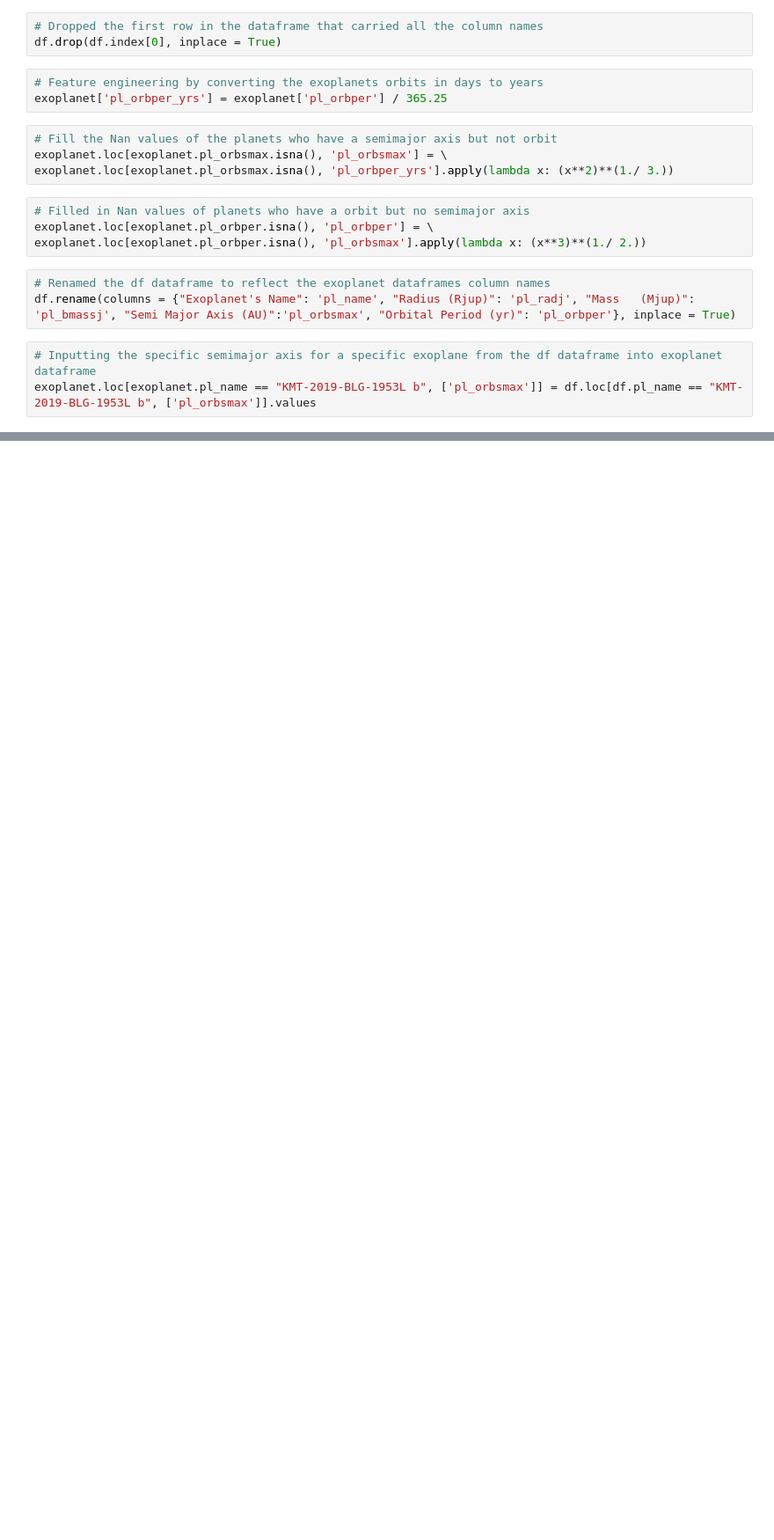
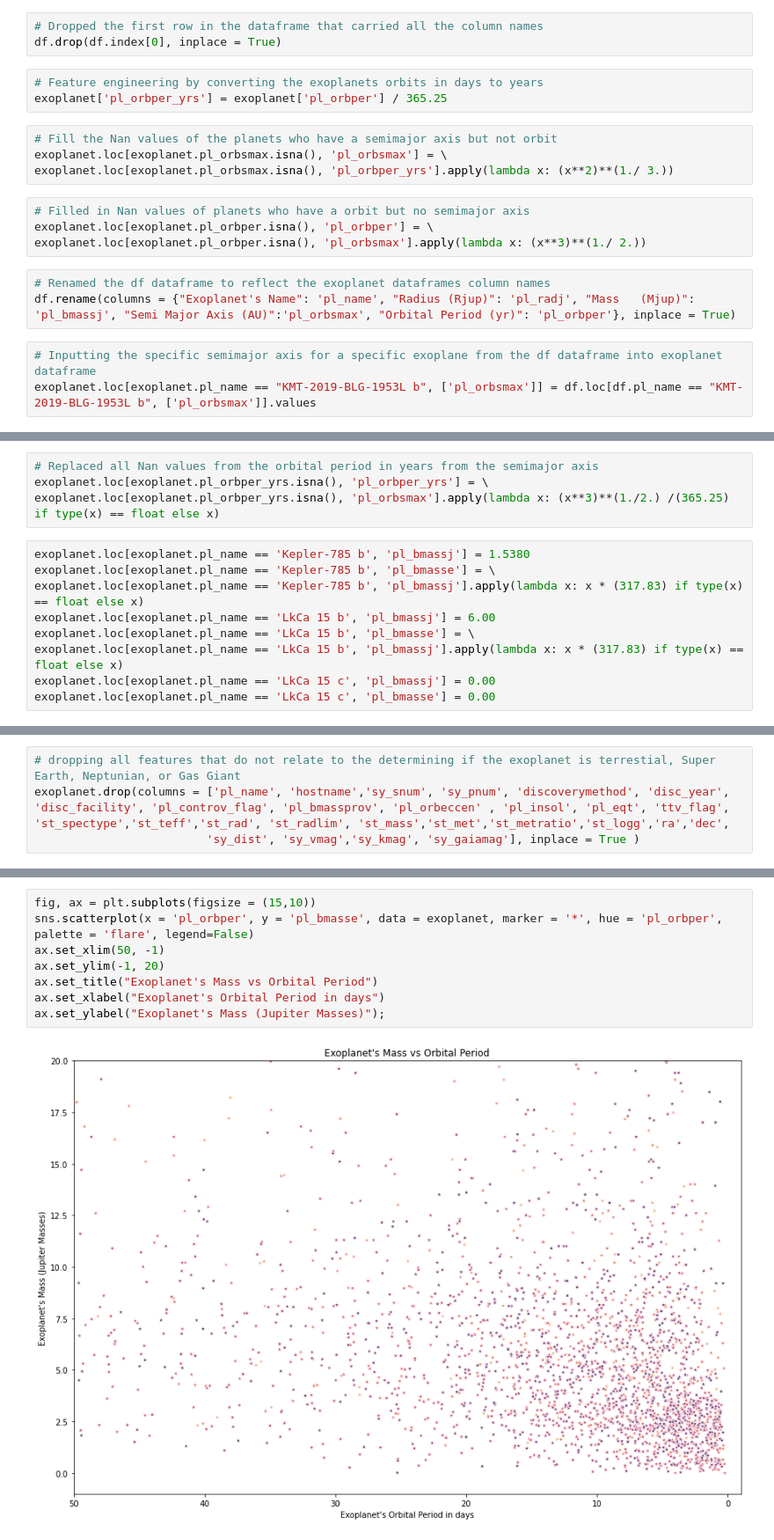
Before and after one commit to Astroraf/habitable_zone, a Jupyter notebook: notes:data/notebooks/Types_Planets.ipynb, the cells around one changed output, grey strips where cells are left out. Shown: that part at 88% size. Cells and saved outputs as stored; diff of their text form; blank space fills up the shorter version.

```diff
--- a/notes:data/notebooks/Types_Planets.ipynb
+++ b/notes:data/notebooks/Types_Planets.ipynb
@@ -220,0 +142,13 @@ dtype: int64
+# %%
+# Replaced all Nan values from the orbital period in years from the semimajor axis
+exoplanet.loc[exoplanet.pl_orbper_yrs.isna(), 'pl_orbper_yrs'] = \
+exoplanet.loc[exoplanet.pl_orbper_yrs.isna(), 'pl_orbsmax'].apply(lambda x: (x**3)**(1./2.) /(365.25) if type(x) == float else x)
+# %%
+exoplanet.loc[exoplanet.pl_name == 'Kepler-785 b', 'pl_bmassj'] = 1.5380
+exoplanet.loc[exoplanet.pl_name == 'Kepler-785 b', 'pl_bmasse'] = \
+exoplanet.loc[exoplanet.pl_name == 'Kepler-785 b', 'pl_bmassj'].apply(lambda x: x * (317.83) if type(x) == float else x)
+exoplanet.loc[exoplanet.pl_name == 'LkCa 15 b', 'pl_bmassj'] = 6.00
+exoplanet.loc[exoplanet.pl_name == 'LkCa 15 b', 'pl_bmasse'] = \
+exoplanet.loc[exoplanet.pl_name == 'LkCa 15 b', 'pl_bmassj'].apply(lambda x: x * (317.83) if type(x) == float else x)
+exoplanet.loc[exoplanet.pl_name == 'LkCa 15 c', 'pl_bmassj'] = 0.00
+exoplanet.loc[exoplanet.pl_name == 'LkCa 15 c', 'pl_bmasse'] = 0.00
@@ -220,0 +157,4 @@ dtype: int64
+# %%
+# dropping all features that do not relate to the determining if the exoplanet is terrestial, Super Earth, Neptunian, or Gas Giant
+exoplanet.drop(columns = ['pl_name', 'hostname','sy_snum', 'sy_pnum', 'discoverymethod', 'disc_year', 'disc_facility', 'pl_controv_flag', 'pl_bmassprov', 'pl_orbeccen' , 'pl_insol', 'pl_eqt', 'ttv_flag', 'st_spectype','st_teff','st_rad', 'st_radlim', 'st_mass','st_met','st_metratio','st_logg','ra','dec',
+                         'sy_dist', 'sy_vmag','sy_kmag', 'sy_gaiamag'], inplace = True )
@@ -220,0 +163,10 @@ dtype: int64
+# %%
+fig, ax = plt.subplots(figsize = (15,10))
+sns.scatterplot(x = 'pl_orbper', y = 'pl_bmasse', data = exoplanet, marker = '*', hue = 'pl_orbper', palette = 'flare', legend=False)
+ax.set_xlim(50, -1)
+ax.set_ylim(-1, 20)
+ax.set_title("Exoplanet's Mass vs Orbital Period")
+ax.set_xlabel("Exoplanet's Orbital Period in days")
+ax.set_ylabel("Exoplanet's Mass (Jupiter Masses)");
+# %% [output]
+[figure, added]
```
Also changed, not shown: parts of 55 cells of this notebook, 3 other files.
